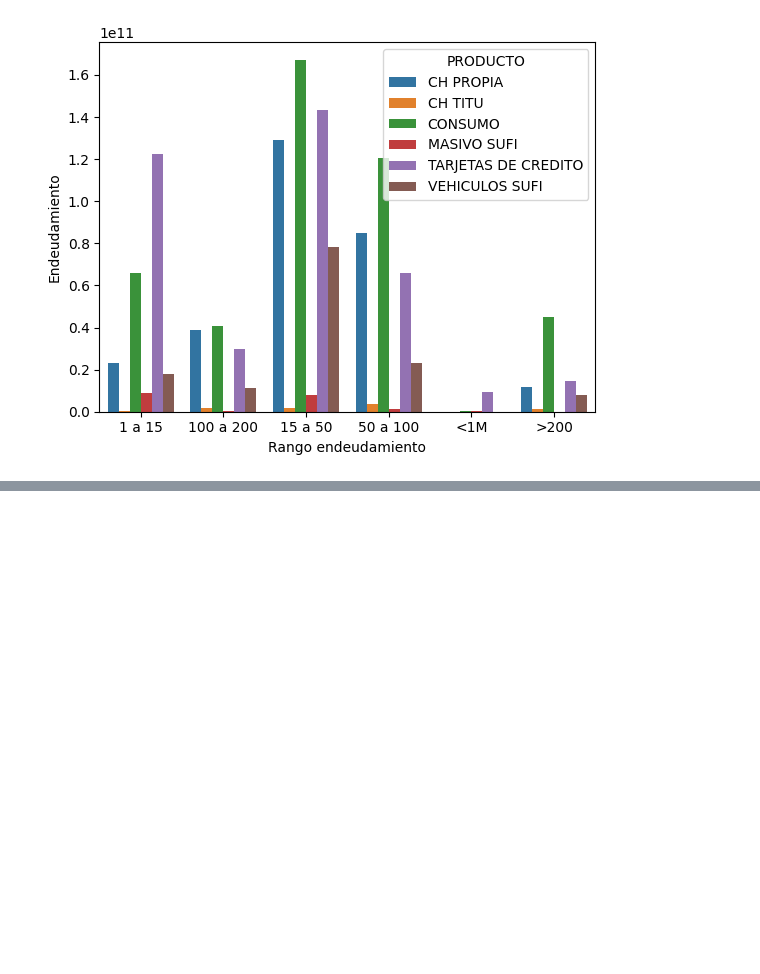
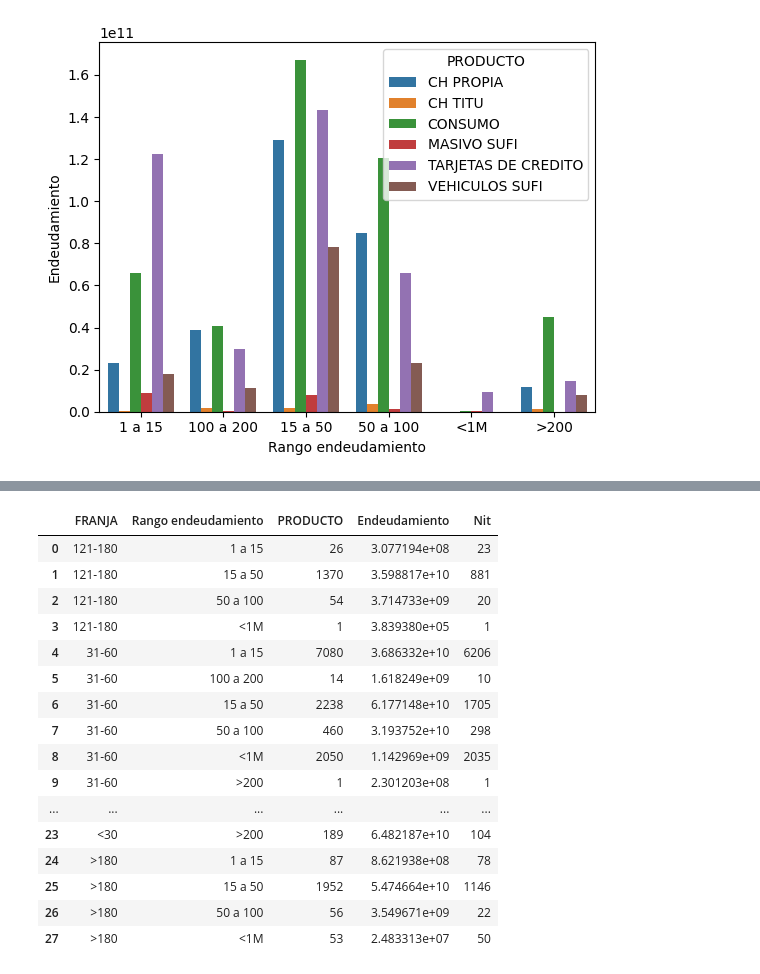
Before and after one commit to CarlosBaez11/RetoTecnologico-Eafit, a Jupyter notebook: analisis_final.ipynb, the cells around one changed output, grey strips where cells are left out. Drawn from its saved outputs; the diff is of its cells as text; code cells hidden in the pictures; blank space fills up the shorter version.

```diff
--- a/analisis_final.ipynb
+++ b/analisis_final.ipynb
@@ -33,0 +60,24 @@ sns.barplot(endeudamiento_cuadrante, x="Rango endeudamiento", y="Endeudamiento",
+# %%
+endeudamiento_cuadrante=data.groupby(
+    ["FRANJA", "Rango endeudamiento"]).aggregate({"PRODUCTO":"count", "Endeudamiento":"sum", "Nit":"nunique"})
+endeudamiento_cuadrante.reset_index(inplace=True)
+endeudamiento_cuadrante
+#sns.barplot(endeudamiento_cuadrante, x="Rango endeudamiento", y="Endeudamiento", hue="FRANJA")
+# %% [output]
+|  | FRANJA | Rango endeudamiento | PRODUCTO | Endeudamiento | Nit |
+| 0 | 121-180 | 1 a 15 | 26 | 3.077194e+08 | 23 |
+| 1 | 121-180 | 15 a 50 | 1370 | 3.598817e+10 | 881 |
+| 2 | 121-180 | 50 a 100 | 54 | 3.714733e+09 | 20 |
+| 3 | 121-180 | <1M | 1 | 3.839380e+05 | 1 |
+| 4 | 31-60 | 1 a 15 | 7080 | 3.686332e+10 | 6206 |
+| 5 | 31-60 | 100 a 200 | 14 | 1.618249e+09 | 10 |
+| 6 | 31-60 | 15 a 50 | 2238 | 6.177148e+10 | 1705 |
+| 7 | 31-60 | 50 a 100 | 460 | 3.193752e+10 | 298 |
+| 8 | 31-60 | <1M | 2050 | 1.142969e+09 | 2035 |
+| 9 | 31-60 | >200 | 1 | 2.301203e+08 | 1 |
+| ... | ... | ... | ... | ... | ... |
+| 23 | <30 | >200 | 189 | 6.482187e+10 | 104 |
+| 24 | >180 | 1 a 15 | 87 | 8.621938e+08 | 78 |
+| 25 | >180 | 15 a 50 | 1952 | 5.474664e+10 | 1146 |
+| 26 | >180 | 50 a 100 | 56 | 3.549671e+09 | 22 |
+| 27 | >180 | <1M | 53 | 2.483313e+07 | 50 |
```
Also changed, not shown: parts of 13 cells of this notebook, 1 other file.
